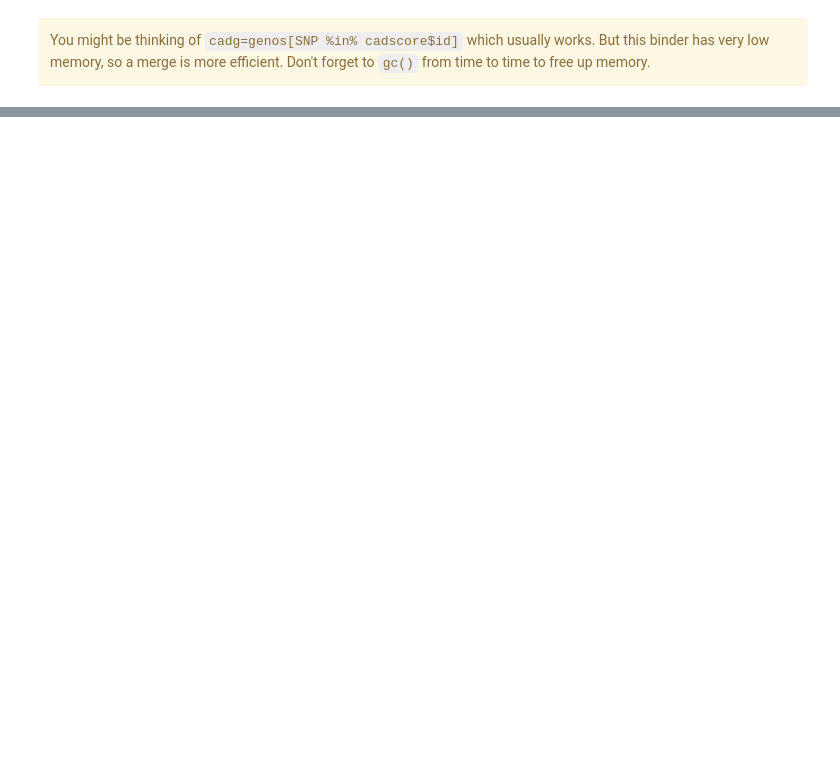
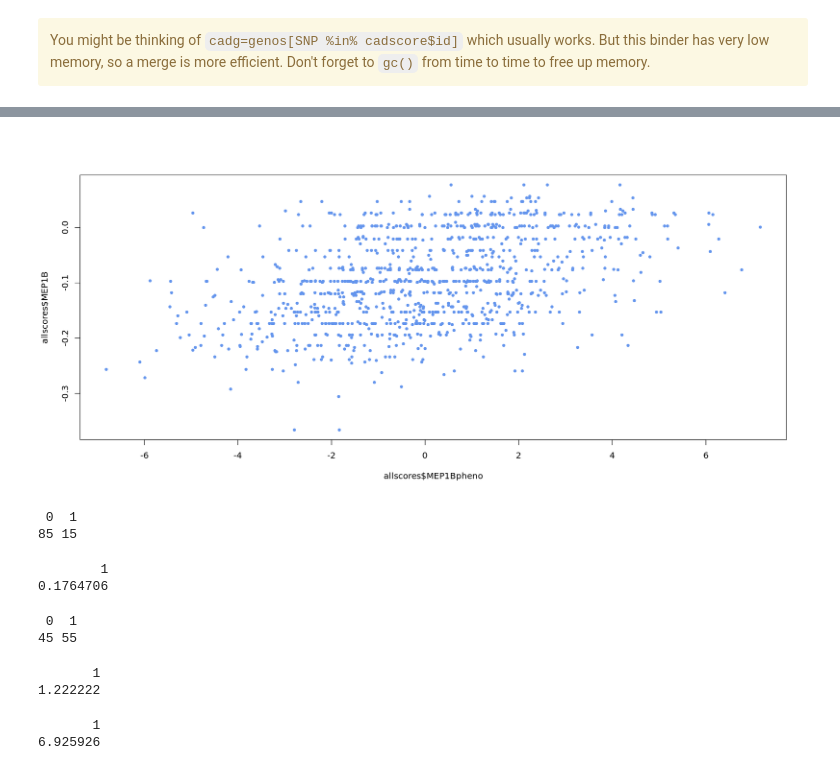
Before and after one commit to hmgu-itg/mybinder-TUM, a Jupyter notebook: Gagneur_PRS_Rversion.ipynb, the cells around one changed output, grey strips where cells are left out. Drawn from its saved outputs; the diff is of its cells as text; code cells hidden in the pictures; blank space fills up the shorter version.

```diff
--- a/Gagneur_PRS_Rversion.ipynb
+++ b/Gagneur_PRS_Rversion.ipynb
@@ -276,0 +303,4 @@ cadg=cadg[,lapply(.SD, function(x) sum(x*eff, na.rm=T)), .SDcol=spnames]
+# %%
+allscores=merge(allscores, data.table(id=paste(cadsc$FID, cadsc$IID, sep="_"), CAD=cadsc$SCORE), by="id")
+# %%
+allscores=merge(allscores, data.table(id=paste(mepsc$FID, mepsc$IID, sep="_"), MEP1B=mepsc$SCORE), by="id")
@@ -276,0 +322,8 @@ cadg=cadg[,lapply(.SD, function(x) sum(x*eff, na.rm=T)), .SDcol=spnames]
+# %%
+rCAD=fread("data/CAD.phenotype")
+rMEP=fread("data/MEP1B.phenotype")
+# %%
+setnames(rCAD, c("id", "CADpheno"))
+setnames(rMEP, c("id", "MEP1Bpheno"))
+allscores=merge(allscores, rCAD, by="id")
+allscores=merge(allscores, rMEP, by="id")
@@ -276,0 +337,4 @@ cadg=cadg[,lapply(.SD, function(x) sum(x*eff, na.rm=T)), .SDcol=spnames]
+# %%
+plot(allscores$MEP1Bpheno, allscores$MEP1B, col="cornflowerblue", pch=20)
+# %% [output]
+[figure, added]
@@ -276,0 +343,23 @@ cadg=cadg[,lapply(.SD, function(x) sum(x*eff, na.rm=T)), .SDcol=spnames]
+# %%
+ta=table(allscores[CAD<cadq[1]]$CADpheno)
+ta
+ta[2]/ta[1]
+# %% [output]
+ 0  1
+85 15
+        1
+0.1764706
+# %%
+tb=table(allscores[CAD>cadq[2]]$CADpheno)
+tb
+tb[2]/tb[1]
+# %% [output]
+ 0  1
+45 55
+       1
+1.222222
+# %%
+(tb[2]/tb[1])/(ta[2]/ta[1])
+# %% [output]
+       1
+6.925926
```
Also changed, not shown: parts of 26 cells of this notebook.
